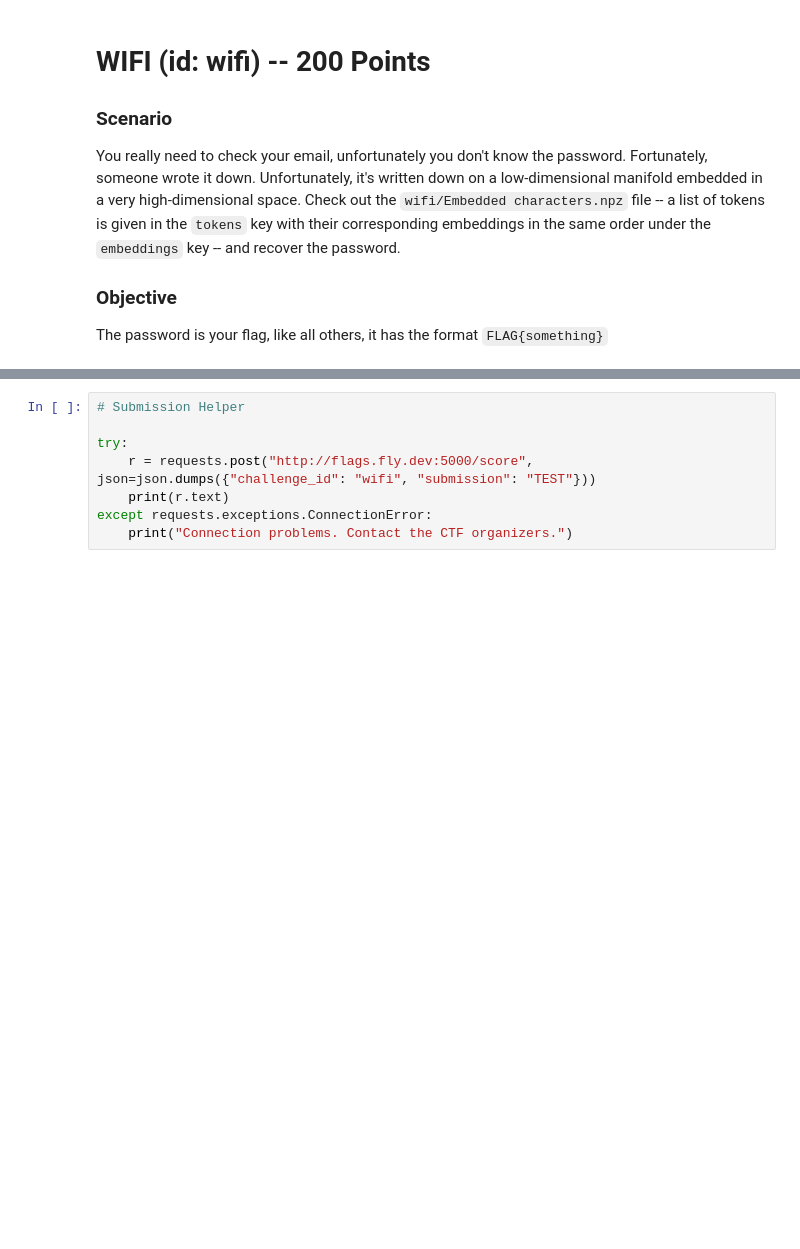
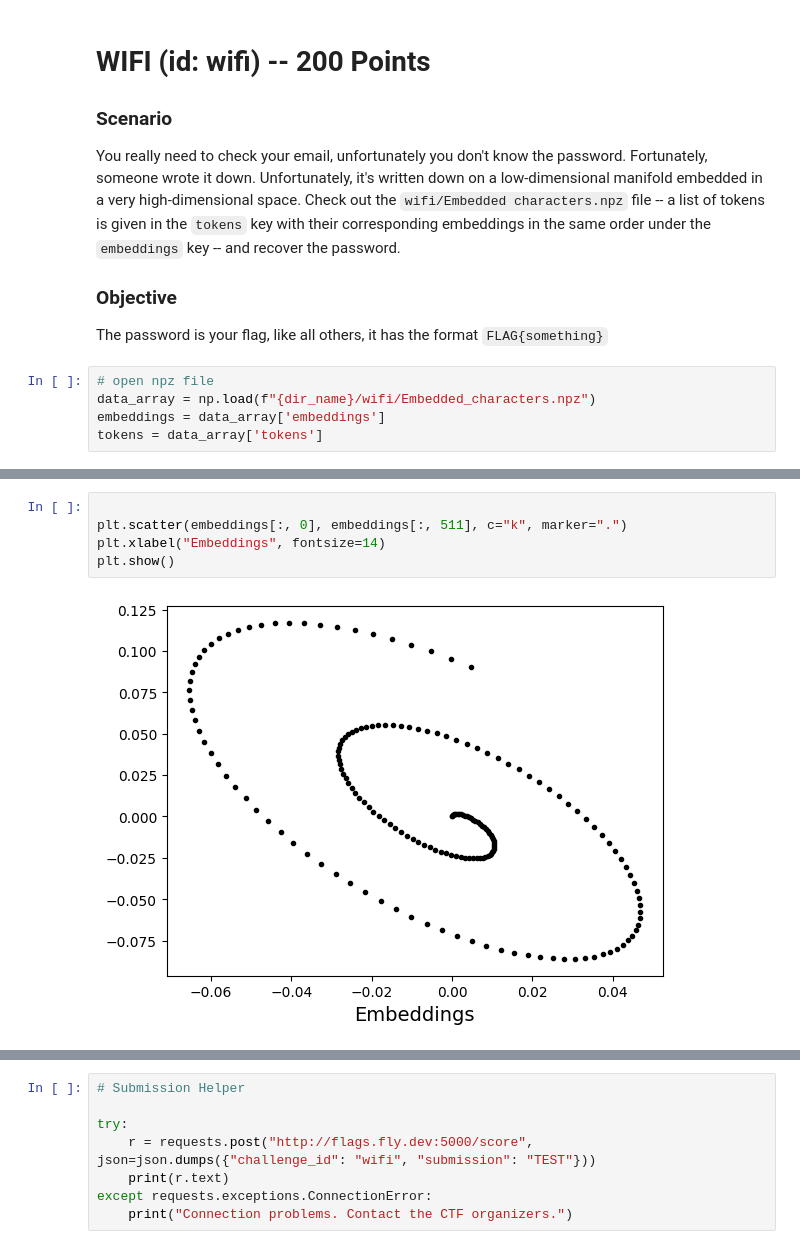
Before and after one commit to renaudjmathieu/Kaggle, a Jupyter notebook: DEFCON AI Village Capture-the-Flag (CTF)/getting-started.ipynb, the cells around one changed output, grey strips where cells are left out. Drawn from its saved outputs; the diff is of its cells as text; blank space fills up the shorter version.

```diff
--- a/DEFCON AI Village Capture-the-Flag (CTF)/getting-started.ipynb
+++ b/DEFCON AI Village Capture-the-Flag (CTF)/getting-started.ipynb
@@ -377,3 +377,8 @@ You really need to check your email, unfortunately you don't know the password.
 ### Objective
 
 The password is your flag, like all others, it has the format `FLAG{something}`
+# %%
+# open npz file
+data_array = np.load(f"{dir_name}/wifi/Embedded_characters.npz")
+embeddings = data_array['embeddings']
+tokens = data_array['tokens']
@@ -379,0 +415,7 @@ The password is your flag, like all others, it has the format `FLAG{something}`
+# %%
+
+plt.scatter(embeddings[:, 0], embeddings[:, 511], c="k", marker=".")
+plt.xlabel("Embeddings", fontsize=14)
+plt.show()
+# %% [output]
+[figure, added]
```
Also changed, not shown: parts of 6 cells of this notebook.
